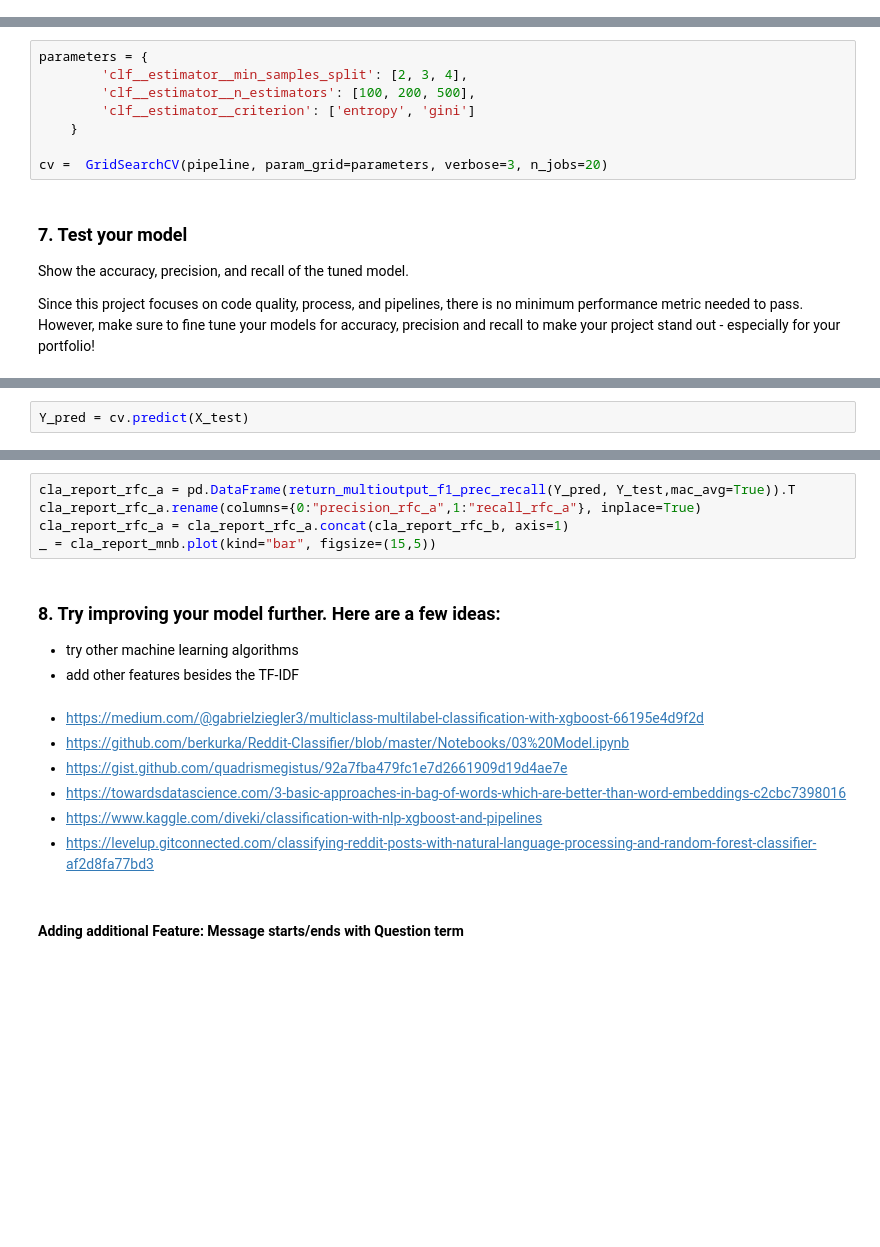
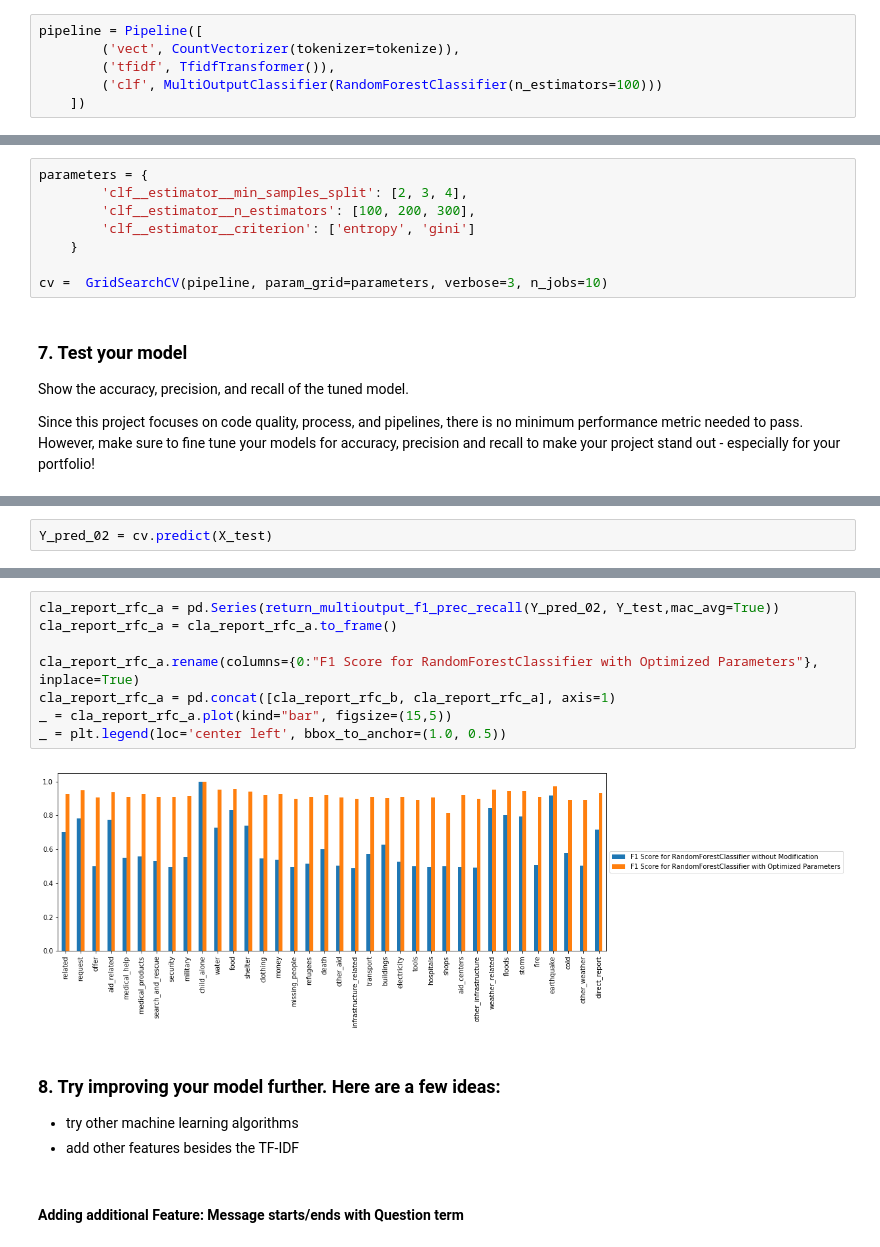
Before and after one commit to herrfeder/DataScientist, a Jupyter notebook: Project_02_Disaster_Response_Pipelines/02_ML_Pipeline_Preparation.ipynb, the cells around one changed output, grey strips where cells are left out. Drawn from its saved outputs; the diff is of its cells as text; blank space fills up the shorter version.

```diff
--- a/Project_02_Disaster_Response_Pipelines/02_ML_Pipeline_Preparation.ipynb
+++ b/Project_02_Disaster_Response_Pipelines/02_ML_Pipeline_Preparation.ipynb
@@ -290,6 +293,12 @@ _ = cla_report_rfc_b.plot(kind="bar", figsize=(15,5))
 # %% [markdown]
 ### 6. Improve your model
 Use grid search to find better parameters.
+# %%
+pipeline = Pipeline([
+        ('vect', CountVectorizer(tokenizer=tokenize)),
+        ('tfidf', TfidfTransformer()),
+        ('clf', MultiOutputClassifier(RandomForestClassifier(n_estimators=100)))
+    ])
 # %%
 pipeline.get_params().keys()
 # %% [output]
@@ -297,11 +306,11 @@ dict_keys(['memory', 'steps', 'vect', 'tfidf', 'clf', 'vect__analyzer', 'vect__b
 # %%
 parameters = {
         'clf__estimator__min_samples_split': [2, 3, 4],
-        'clf__estimator__n_estimators': [100, 200, 500],
+        'clf__estimator__n_estimators': [100, 200, 300],
         'clf__estimator__criterion': ['entropy', 'gini']
     }
 
-cv =  GridSearchCV(pipeline, param_grid=parameters, verbose=3, n_jobs=20)
+cv =  GridSearchCV(pipeline, param_grid=parameters, verbose=3, n_jobs=10)
 # %% [markdown]
 ### 7. Test your model
 Show the accuracy, precision, and recall of the tuned model.
@@ -320,2 +352,2 @@ cv.best_params_
 # %%
-Y_pred = cv.predict(X_test)
+Y_pred_02 = cv.predict(X_test)
@@ -334,19 +365,17 @@ weighted avg       0.96      0.94      0.95    283140
 # %%
-cla_report_rfc_a = pd.DataFrame(return_multioutput_f1_prec_recall(Y_pred, Y_test,mac_avg=True)).T
-cla_report_rfc_a.rename(columns={0:"precision_rfc_a",1:"recall_rfc_a"}, inplace=True)
-cla_report_rfc_a = cla_report_rfc_a.concat(cla_report_rfc_b, axis=1)
-_ = cla_report_mnb.plot(kind="bar", figsize=(15,5))
+cla_report_rfc_a = pd.Series(return_multioutput_f1_prec_recall(Y_pred_02, Y_test,mac_avg=True))
+cla_report_rfc_a = cla_report_rfc_a.to_frame()
+
+cla_report_rfc_a.rename(columns={0:"F1 Score for RandomForestClassifier with Optimized Parameters"}, inplace=True)
+cla_report_rfc_a = pd.concat([cla_report_rfc_b, cla_report_rfc_a], axis=1)
+_ = cla_report_rfc_a.plot(kind="bar", figsize=(15,5))
+_ = plt.legend(loc='center left', bbox_to_anchor=(1.0, 0.5))
+# %% [output]
+[figure, added]
 # %% [markdown]
 ### 8. Try improving your model further. Here are a few ideas:
 * try other machine learning algorithms
 * add other features besides the TF-IDF
-# %% [markdown]
-  * https://medium.com/@gabrielziegler3/multiclass-multilabel-classification-with-xgboost-66195e4d9f2d
-  * https://github.com/berkurka/Reddit-Classifier/blob/master/Notebooks/03%20Model.ipynb
-  * https://gist.github.com/quadrismegistus/92a7fba479fc1e7d2661909d19d4ae7e
-  * https://towardsdatascience.com/3-basic-approaches-in-bag-of-words-which-are-better-than-word-embeddings-c2cbc7398016
-  * https://www.kaggle.com/diveki/classification-with-nlp-xgboost-and-pipelines
-  * https://levelup.gitconnected.com/classifying-reddit-posts-with-natural-language-processing-and-random-forest-classifier-af2d8fa77bd3
 # %% [markdown]
 #### Adding additional Feature: Message starts/ends with Question term
 # %%
```
Also changed, not shown: parts of 35 cells of this notebook, 1 other file.
